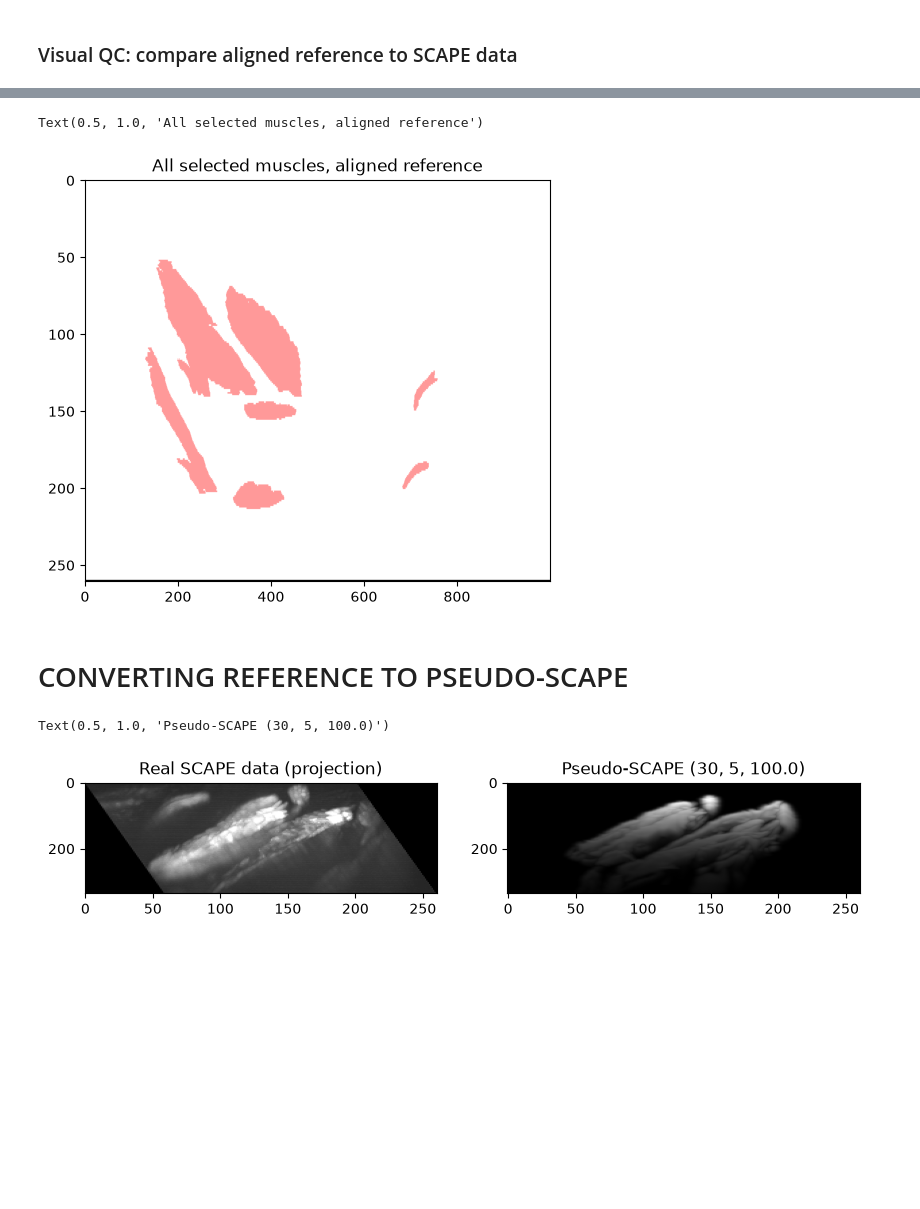
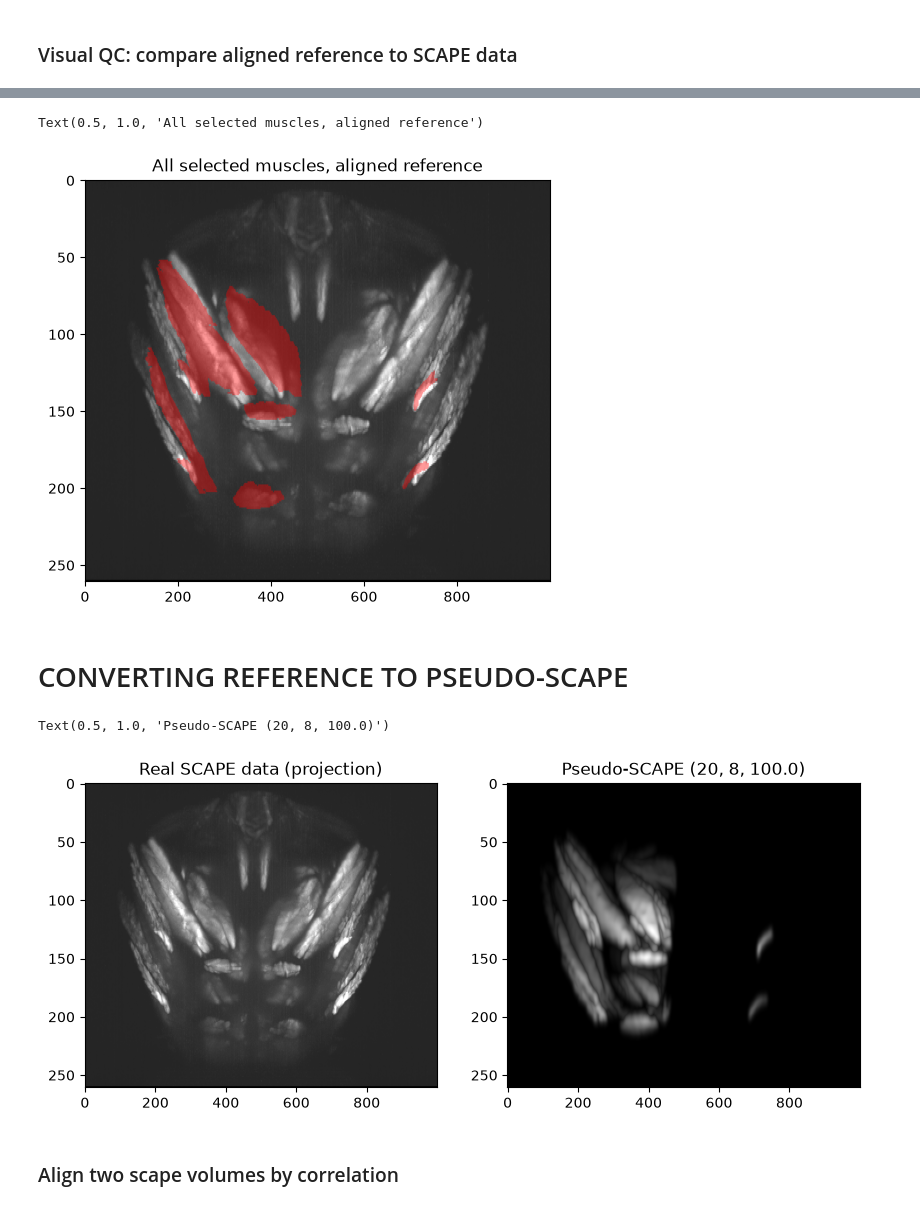
Before and after one commit to azmaite/Devel, a Jupyter notebook: Pupa_muscle_imaging/scape/MANUAL/align_acc_heart.ipynb, the cells around one changed output, grey strips where cells are left out. Saved outputs shown, nothing was run; the diff lists cells and outputs as text; code cells hidden in the pictures; blank space fills up the shorter version.

```diff
--- a/Pupa_muscle_imaging/scape/MANUAL/align_acc_heart.ipynb
+++ b/Pupa_muscle_imaging/scape/MANUAL/align_acc_heart.ipynb
@@ -310,7 +310,7 @@ fig, axs = plt.subplots(1, 2, figsize=[12, 6])
 for ax_plot, volume, title in zip(
     axs, (acc_heart_manual, acc_heart_aligned), ('Manual ROIs', 'Aligned reference')
 ):
-    ax_plot.imshow(proj_flat, aspect=aspect_ratio[ax_proj], cmap='gray', vmax=80)
+    ax_plot.imshow(proj_flat, aspect=aspect_ratio[ax_proj], cmap='gray', vmax=800)
     overlay = np.ma.masked_equal(np.max(volume, axis=ax_proj), 0)
     ax_plot.imshow(overlay, aspect=aspect_ratio[ax_proj], cmap='tab10', alpha=0.5, vmin=1, vmax=4)
     ax_plot.set_title(title)
@@ -324,13 +324,13 @@ selected_ids = {int(muscle_id) for muscle_id in selected_muscles.values()}
 selected_mask = np.isin(labels_aligned, list(selected_ids))
 
 plt.figure(figsize=[6, 6])
-plt.imshow(proj_flat, aspect=aspect_ratio[ax_proj], cmap='gray', vmax=80)
+plt.imshow(proj_flat, aspect=aspect_ratio[ax_proj], cmap='gray', vmax=800)
 overlay = np.ma.masked_equal(np.max(selected_mask, axis=ax_proj), 0)
 plt.imshow(overlay, aspect=aspect_ratio[ax_proj], cmap='autumn', alpha=0.4)
 plt.title('All selected muscles, aligned reference')
 # %% [output]
 Text(0.5, 1.0, 'All selected muscles, aligned reference')
-[figure, old version]
+[figure, new version]
 # %% [markdown]
 # CONVERTING REFERENCE TO PSEUDO-SCAPE
 # %%
@@ -488,29 +563,33 @@ def reference_to_pseudo_scape(labels_aligned: np.ndarray, attenuation_scale: flo
     return image
 # %%
 # tune these to match how the real SCAPE data looks
-attenuation_scale = 30    # voxels of distance-to-surface for ~37% brightness
-blur_diameter = 5           # FWHM of blur, in voxels
+attenuation_scale = 20    # voxels of distance-to-surface for ~37% brightness
+blur_diameter = 8           # FWHM of blur, in voxels
 depth_decay = 100.0         # voxels for total-depth brightness to fall to 1/e
 
+depth_slope = compute_depth_slope_for_angle(45, voxel_sizes['z'], voxel_sizes['x'])
 
 pseudo_scape = reference_to_pseudo_scape(
     labels_aligned,
+    depth_slope=depth_slope,
     attenuation_scale=attenuation_scale,
     blur_diameter=blur_diameter,
     depth_decay=depth_decay,
     axis=0,
 )
 # %%
-ax_proj = 2
+ax_proj = 0
 
 proj_flat = np.max(proj, axis=ax_proj)
 pseudo_scape_flat = np.max(pseudo_scape, axis=ax_proj)
 
 fig, axs = plt.subplots(1, 2, figsize=[10, 5])
 axs[0].imshow(proj_flat, aspect=aspect_ratio[ax_proj], cmap='gray', vmax=800)
 axs[0].set_title('Real SCAPE data (projection)')
 axs[1].imshow(pseudo_scape_flat, aspect=aspect_ratio[ax_proj], cmap='gray')
 axs[1].set_title(f'Pseudo-SCAPE ({attenuation_scale}, {blur_diameter}, {depth_decay})')
 # %% [output]
-Text(0.5, 1.0, 'Pseudo-SCAPE (30, 5, 100.0)')
+Text(0.5, 1.0, 'Pseudo-SCAPE (20, 8, 100.0)')
-[figure, old version]
+[figure, new version]
+# %% [markdown]
+### Align two scape volumes by correlation
```
Also changed, not shown: parts of 18 cells of this notebook, 1 other file.
